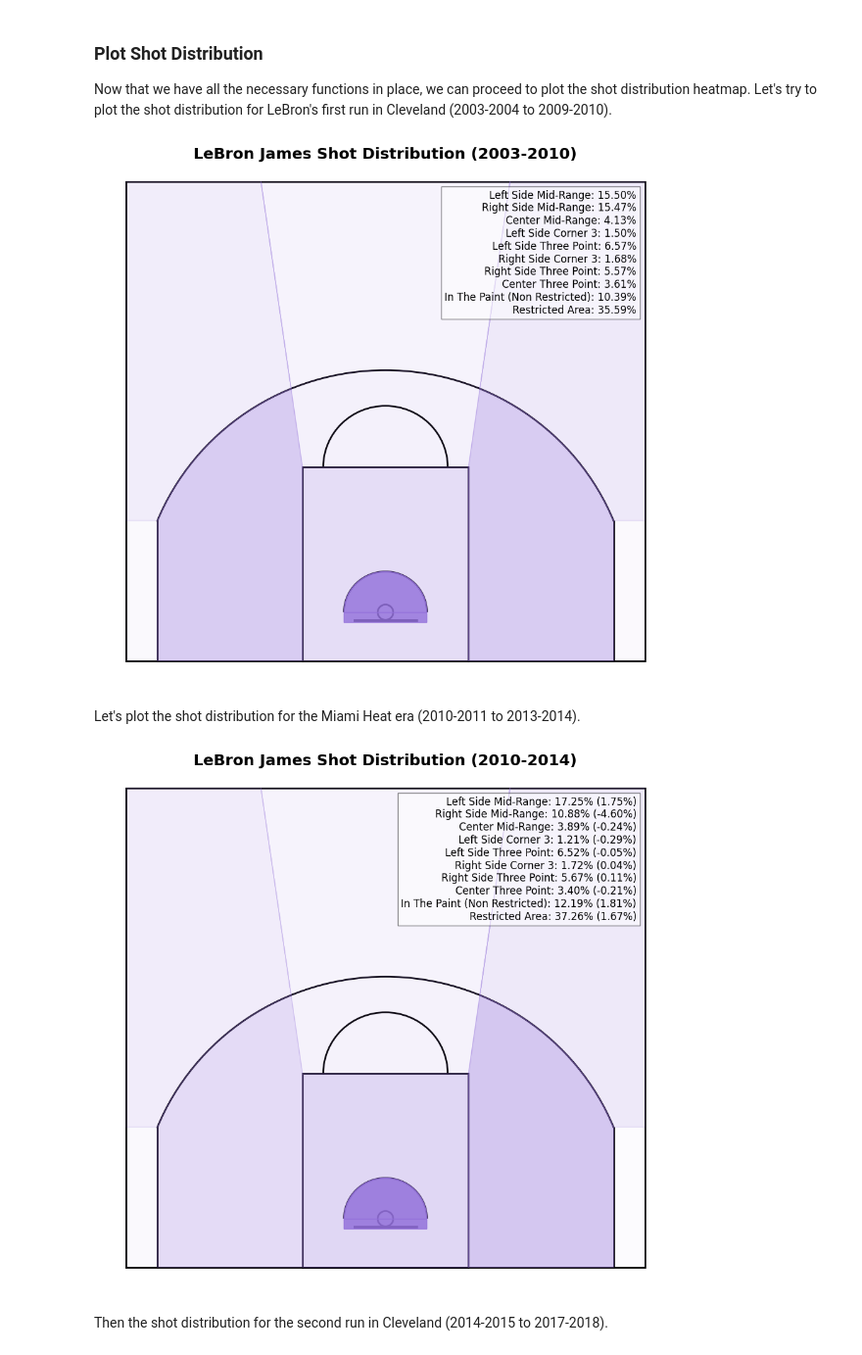
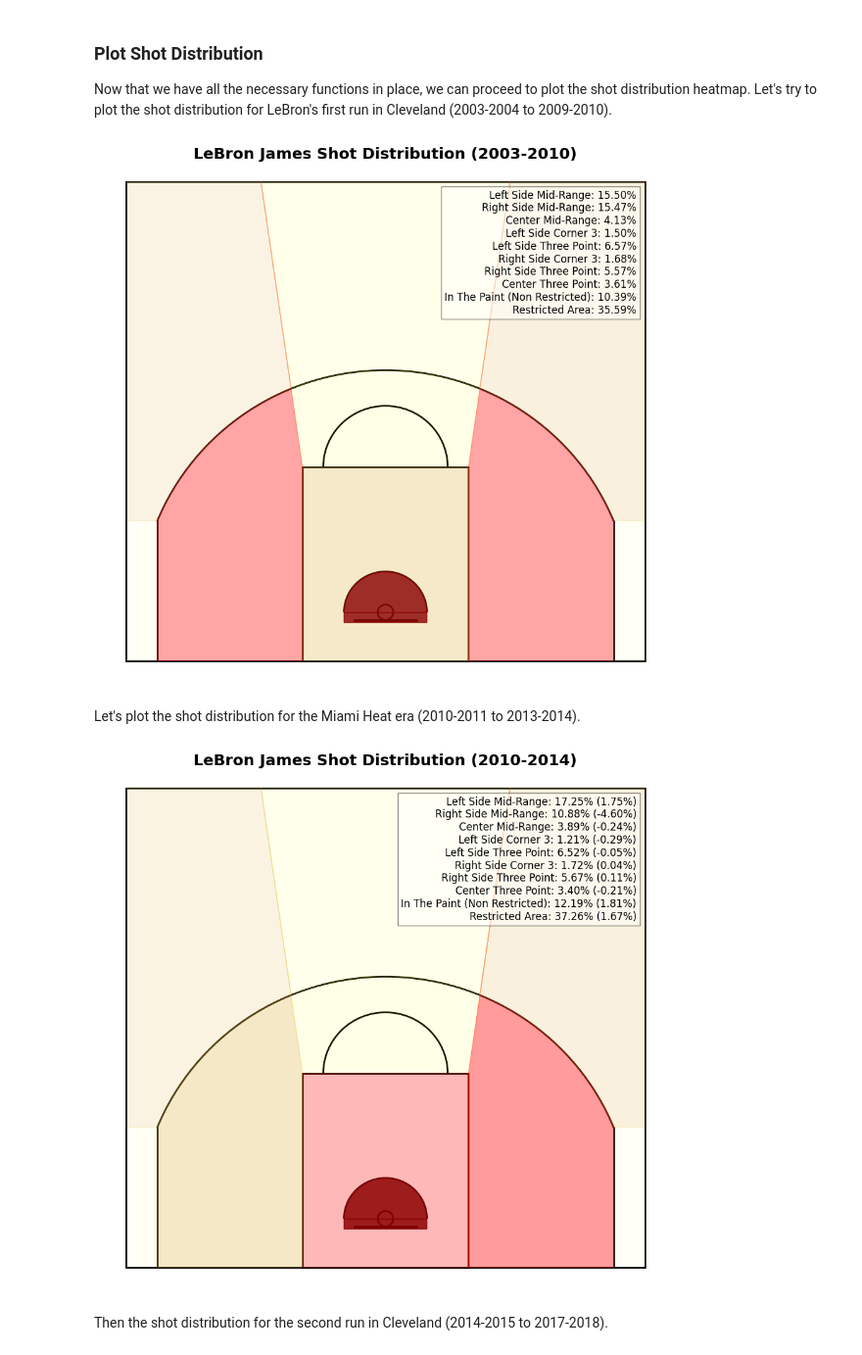
Before and after one commit to francescobortuzzo/DataScienceProject, a Jupyter notebook: creazione_plot/plot.ipynb, the cells around one changed output. Shown at 98% size. Drawn from its saved outputs; the diff is of its cells as text; code cells hidden in the pictures.

```diff
--- a/creazione_plot/plot.ipynb
+++ b/creazione_plot/plot.ipynb
@@ -283,15 +349,9 @@ def calculate_opacity(distribution, alpha):
 ### Plot Shot Distribution
 Now that we have all the necessary functions in place, we can proceed to plot the shot distribution heatmap. Let's try to plot the shot distribution for LeBron's first run in Cleveland (2003-2004 to 2009-2010).
 # %%
-#define the values for the seasons
-seasons = ['2003-04', '2004-05', '2005-06', '2006-07', '2007-08', '2008-09', '2009-10']
-df1 = df.copy()
+distribution_cavs1 = shot_distribution(df, cavs_1)
 
-#calculate the shot distribution for the given seasons
-distribution = shot_distribution(df1, seasons)
-
-#calculate the opacities for the given distribution
-opacities = calculate_opacity(distribution, 1)
+colore_opacita_cavs1 = color_and_opacity(distribution_cavs1, 1)
 
 #set the size of the plot
 fig, ax = plt.subplots(figsize=(12, 11))
@@ -302,7 +362,7 @@ draw_court()
 #plot the areas
 areas = create_polygons()
 for area in areas:
-    plt.fill(*areas[area].exterior.xy, color='mediumpurple', alpha=opacities[area])
+    plt.fill(*areas[area].exterior.xy, color=colore_opacita_cavs1[area][0], alpha=colore_opacita_cavs1[area][1])
 
 plt.xlim(-275, 275)
 plt.ylim(-70, 440)
@@ -310,74 +370,62 @@ plt.axis('off')
 
 plt.title('LeBron James Shot Distribution (2003-2010)', fontsize=18, fontweight='bold')
 #add a box legend in the high right corner, whit the shot distribution for the given seasons
-plt.text(0.94, 0.95, 'Left Side Mid-Range: {:.2f}%\nRight Side Mid-Range: {:.2f}%\nCenter Mid-Range: {:.2f}%\nLeft Side Corner 3: {:.2f}%\nLeft Side Three Point: {:.2f}%\nRight Side Corner 3: {:.2f}%\nRight Side Three Point: {:.2f}%\nCenter Three Point: {:.2f}%\nIn The Paint (Non Restricted): {:.2f}%\nRestricted Area: {:.2f}%'.format(distribution['Left Side Mid-Range'], distribution['Right Side Mid-Range'], distribution['Center Mid-Range'], distribution['Left Side Corner 3'], distribution['Left Side Three Point'], distribution['Right Side Corner 3'], distribution['Right Side Three Point'], distribution['Center Three Point'], distribution['In The Paint (Non Restricted)'], distribution['Restricted Area']), fontsize=12, verticalalignment='top', horizontalalignment='right', transform=ax.transAxes, bbox=dict(facecolor='white', alpha=0.5))
+plt.text(0.94, 0.95, 'Left Side Mid-Range: {:.2f}%\nRight Side Mid-Range: {:.2f}%\nCenter Mid-Range: {:.2f}%\nLeft Side Corner 3: {:.2f}%'
+         '\nLeft Side Three Point: {:.2f}%\nRight Side Corner 3: {:.2f}%\nRight Side Three Point: {:.2f}%\nCenter Three Point: {:.2f}%\nIn The Paint (Non Restricted): {:.2f}%'
+         '\nRestricted Area: {:.2f}%'
+         .format(distribution_cavs1['Left Side Mid-Range'], distribution_cavs1['Right Side Mid-Range'], distribution_cavs1['Center Mid-Range'],
+                 distribution_cavs1['Left Side Corner 3'], distribution_cavs1['Left Side Three Point'], distribution_cavs1['Right Side Corner 3'], distribution_cavs1['Right Side Three Point'],
+                 distribution_cavs1['Center Three Point'], distribution_cavs1['In The Paint (Non Restricted)'], distribution_cavs1['Restricted Area']),
+                 fontsize=12, verticalalignment='top', horizontalalignment='right', transform=ax.transAxes, bbox=dict(facecolor='white', alpha=0.5))
 
 
 plt.show()
 # %% [output]
-[figure, old version]
+[figure, new version]
 # %% [markdown]
 Let's plot the shot distribution for the Miami Heat era (2010-2011 to 2013-2014).
 # %%
-#define the values for the seasons
-seasons = ['2010-11', '2011-12', '2012-13', '2013-14']
-previous_seasons = ['2003-04', '2004-05', '2005-06', '2006-07', '2007-08', '2008-09', '2009-10']
-
 
 #calculate the shot distribution for the given seasons
-distribution = shot_distribution(df, seasons)
-previous_distribution = shot_distribution(df, previous_seasons)
+distribution_mia = shot_distribution(df, mia)
 
 #calculate the opacities for the given distribution
-opacities = calculate_opacity(distribution, 1)
+colore_opacita_cavs1 = color_and_opacity(distribution_mia, 1)
 
 #set the size of the plot
 fig, ax = plt.subplots(figsize=(12, 11))
 
 #plot the court
 draw_court()
 
 #plot the areas
 areas = create_polygons()
 for area in areas:
-    plt.fill(*areas[area].exterior.xy, color='mediumpurple', alpha=opacities[area])
+    plt.fill(*areas[area].exterior.xy, color=colore_opacita_cavs1[area][0], alpha=colore_opacita_cavs1[area][1])
 
 plt.xlim(-275, 275)
 plt.ylim(-70, 440)
 plt.axis('off')
 
 plt.title('LeBron James Shot Distribution (2010-2014)', fontsize=18, fontweight='bold')
 
-discards = {
-    'Left Side Mid-Range': 0,
-    'Right Side Mid-Range': 0,
-    'Center Mid-Range': 0,
-    'Left Side Corner 3': 0,
-    'Left Side Three Point': 0,
-    'Right Side Corner 3': 0,
-    'Right Side Three Point': 0,
-    'Center Three Point': 0,
-    'In The Paint (Non Restricted)': 0,
-    'Restricted Area': 0
-}
-
 for area in discards:
-    discards[area] = round(distribution[area] - previous_distribution[area], 2)
+    discards[area] = round(distribution_mia[area] - distribution_cavs1[area], 2)
 
 plt.text(0.94, 0.95, 'Left Side Mid-Range: {:.2f}% ({:.2f}%)\nRight Side Mid-Range: {:.2f}% ({:.2f}%)\nCenter Mid-Range: {:.2f}% ({:.2f}%)'
          '\nLeft Side Corner 3: {:.2f}% ({:.2f}%)\nLeft Side Three Point: {:.2f}% ({:.2f}%)\nRight Side Corner 3: {:.2f}% ({:.2f}%)\nRight Side Three Point: {:.2f}% ({:.2f}%)'
          '\nCenter Three Point: {:.2f}% ({:.2f}%)\nIn The Paint (Non Restricted): {:.2f}% ({:.2f}%)\nRestricted Area: {:.2f}% ({:.2f}%)'
-         .format(distribution['Left Side Mid-Range'], discards['Left Side Mid-Range'], distribution['Right Side Mid-Range'], discards['Right Side Mid-Range'],
-                 distribution['Center Mid-Range'], discards['Center Mid-Range'], distribution['Left Side Corner 3'], discards['Left Side Corner 3'],
-                 distribution['Left Side Three Point'], discards['Left Side Three Point'], distribution['Right Side Corner 3'], discards['Right Side Corner 3'],
-                 distribution['Right Side Three Point'], discards['Right Side Three Point'], distribution['Center Three Point'], discards['Center Three Point'],
-                 distribution['In The Paint (Non Restricted)'], discards['In The Paint (Non Restricted)'], distribution['Restricted Area'], discards['Restricted Area']),
+         .format(distribution_mia['Left Side Mid-Range'], discards['Left Side Mid-Range'], distribution_mia['Right Side Mid-Range'], discards['Right Side Mid-Range'],
+                 distribution_mia['Center Mid-Range'], discards['Center Mid-Range'], distribution_mia['Left Side Corner 3'], discards['Left Side Corner 3'],
+                 distribution_mia['Left Side Three Point'], discards['Left Side Three Point'], distribution_mia['Right Side Corner 3'], discards['Right Side Corner 3'],
+                 distribution_mia['Right Side Three Point'], discards['Right Side Three Point'], distribution_mia['Center Three Point'], discards['Center Three Point'],
+                 distribution_mia['In The Paint (Non Restricted)'], discards['In The Paint (Non Restricted)'], distribution_mia['Restricted Area'], discards['Restricted Area']),
                  fontsize=12, verticalalignment='top', horizontalalignment='right', transform=ax.transAxes, bbox=dict(facecolor='white', alpha=0.5))
 
 
 plt.show()
 # %% [output]
-[figure, old version]
+[figure, new version]
 # %% [markdown]
 Then the shot distribution for the second run in Cleveland (2014-2015 to 2017-2018).
 # %%
```
Also changed, not shown: parts of 15 cells of this notebook.
